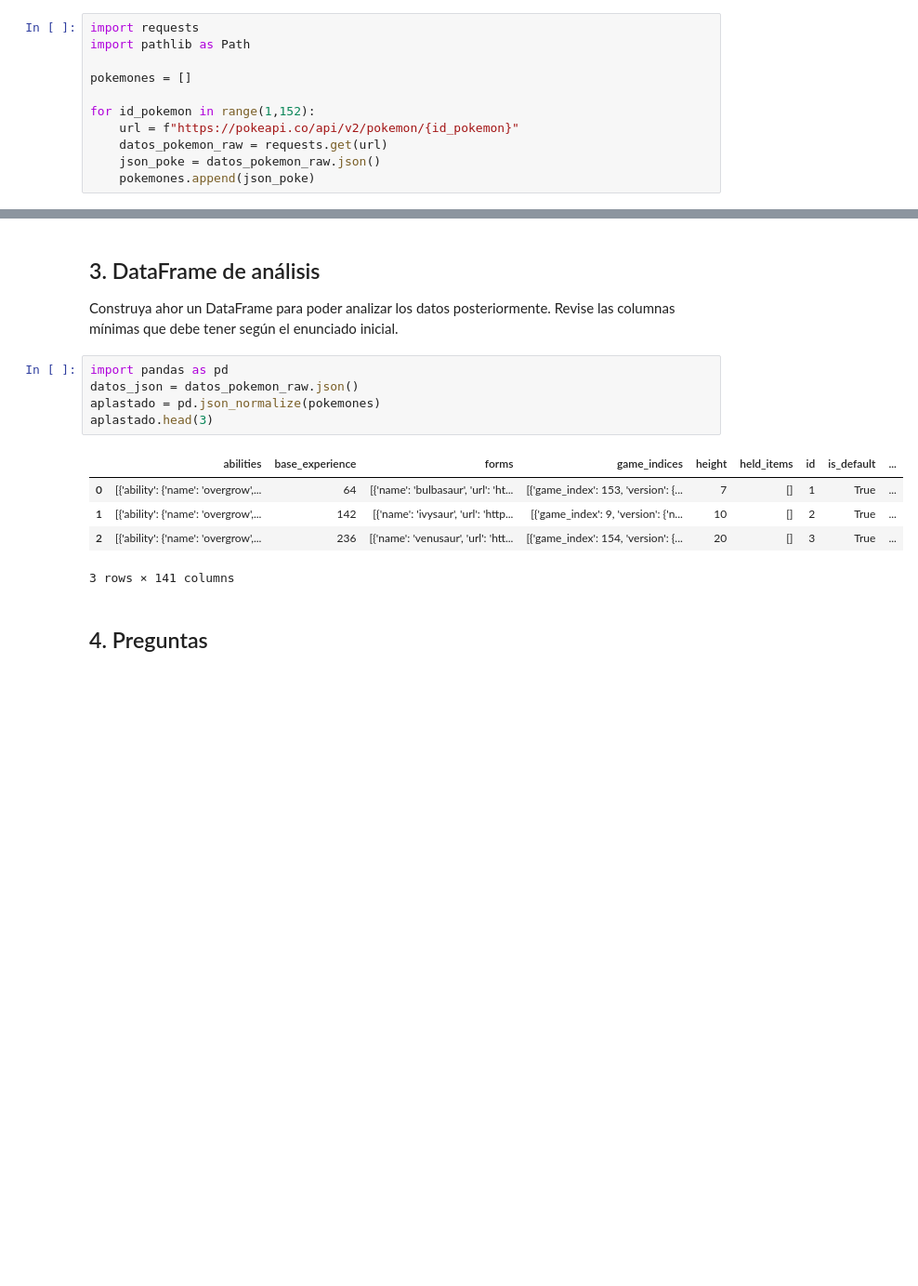
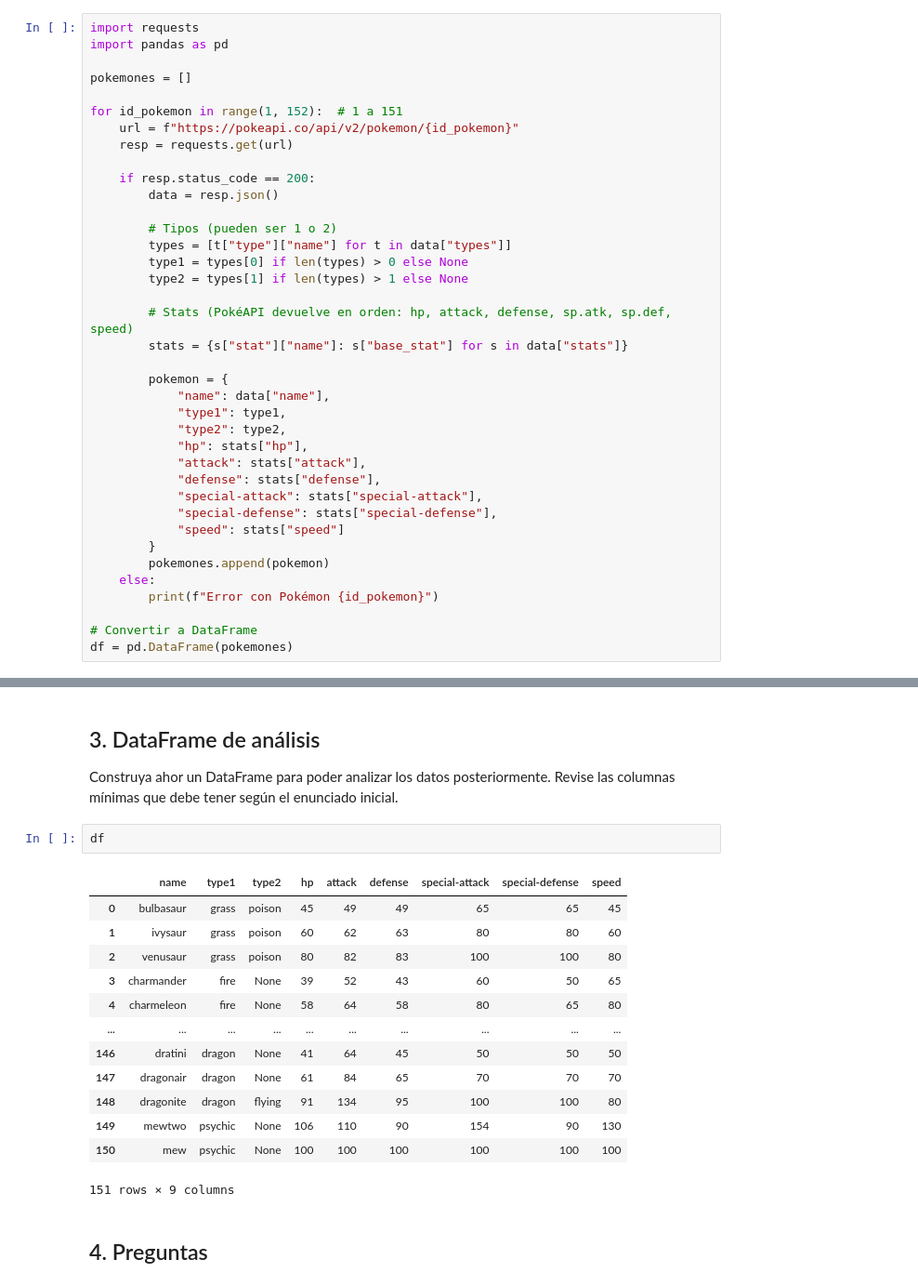
Before and after one commit to Benjasud-coder/IMT2200-Benjamin-Pardo-, a Jupyter notebook: Actividades/Act 2/IMT2200 2025 - Actividad 02.ipynb, the cells around one changed output, grey strips where cells are left out. Shown at 93% size. Saved outputs shown, nothing was run; the diff lists cells and outputs as text; blank space fills up the shorter version.

```diff
--- a/Actividades/Act 2/IMT2200 2025 - Actividad 02.ipynb
+++ b/Actividades/Act 2/IMT2200 2025 - Actividad 02.ipynb
@@ -68,12 +68,39 @@ Utilizando el URL indicado en el enunciado, obtenga la información de los prime
 Para ello debe usar un `for` que itere sobre los diferentes IDs de pokemon y rescate la información de cada uno de ellos, concatenándola en una lista. Antes de iterar sobre los 151 pokemones, pruebe con 1 o 2 y una vez que verifique que su código está funcionando, aplique a los 151 primeros pokemones.
 # %%
 import requests
-import pathlib as Path
+import pandas as pd
 
 pokemones = []
 
-for id_pokemon in range(1,152):
+for id_pokemon in range(1, 152):  # 1 a 151
     url = f"https://pokeapi.co/api/v2/pokemon/{id_pokemon}"
-    datos_pokemon_raw = requests.get(url)
-    json_poke = datos_pokemon_raw.json()
-    pokemones.append(json_poke)
+    resp = requests.get(url)
+
+    if resp.status_code == 200:
+        data = resp.json()
+
+        # Tipos (pueden ser 1 o 2)
+        types = [t["type"]["name"] for t in data["types"]]
+        type1 = types[0] if len(types) > 0 else None
+        type2 = types[1] if len(types) > 1 else None
+
+        # Stats (PokéAPI devuelve en orden: hp, attack, defense, sp.atk, sp.def, speed)
+        stats = {s["stat"]["name"]: s["base_stat"] for s in data["stats"]}
+
+        pokemon = {
+            "name": data["name"],
+            "type1": type1,
+            "type2": type2,
+            "hp": stats["hp"],
+            "attack": stats["attack"],
+            "defense": stats["defense"],
+            "special-attack": stats["special-attack"],
+            "special-defense": stats["special-defense"],
+            "speed": stats["speed"]
+        }
+        pokemones.append(pokemon)
+    else:
+        print(f"Error con Pokémon {id_pokemon}")
+
+# Convertir a DataFrame
+df = pd.DataFrame(pokemones)
@@ -96,16 +140,21 @@ Esta en formato JSON, es decir, semi - estructurado
 
 Construya ahor un DataFrame para poder analizar los datos posteriormente. Revise las columnas mínimas que debe tener según el enunciado inicial.
 # %%
-import pandas as pd
-datos_json = datos_pokemon_raw.json()
-aplastado = pd.json_normalize(pokemones)
-aplastado.head(3)
+df
 # %% [output]
-|  | abilities | base_experience | forms | game_indices | height | held_items | id | is_default | ... |
-| 0 | [{'ability': {'name': 'overgrow',... | 64 | [{'name': 'bulbasaur', 'url': 'ht... | [{'game_index': 153, 'version': {... | 7 | [] | 1 | True | ... |
-| 1 | [{'ability': {'name': 'overgrow',... | 142 | [{'name': 'ivysaur', 'url': 'http... | [{'game_index': 9, 'version': {'n... | 10 | [] | 2 | True | ... |
-| 2 | [{'ability': {'name': 'overgrow',... | 236 | [{'name': 'venusaur', 'url': 'htt... | [{'game_index': 154, 'version': {... | 20 | [] | 3 | True | ... |
+|  | name | type1 | type2 | hp | attack | defense | special-attack | special-defense | speed |
+| 0 | bulbasaur | grass | poison | 45 | 49 | 49 | 65 | 65 | 45 |
+| 1 | ivysaur | grass | poison | 60 | 62 | 63 | 80 | 80 | 60 |
+| 2 | venusaur | grass | poison | 80 | 82 | 83 | 100 | 100 | 80 |
+| 3 | charmander | fire | None | 39 | 52 | 43 | 60 | 50 | 65 |
+| 4 | charmeleon | fire | None | 58 | 64 | 58 | 80 | 65 | 80 |
+| ... | ... | ... | ... | ... | ... | ... | ... | ... | ... |
+| 146 | dratini | dragon | None | 41 | 64 | 45 | 50 | 50 | 50 |
+| 147 | dragonair | dragon | None | 61 | 84 | 65 | 70 | 70 | 70 |
+| 148 | dragonite | dragon | flying | 91 | 134 | 95 | 100 | 100 | 80 |
+| 149 | mewtwo | psychic | None | 106 | 110 | 90 | 154 | 90 | 130 |
+| 150 | mew | psychic | None | 100 | 100 | 100 | 100 | 100 | 100 |
-3 rows × 141 columns
+151 rows × 9 columns
 # %% [markdown]
 ## 4. Preguntas
 # %% [markdown]
```
Also changed, not shown: parts of 10 cells of this notebook, 4 other files.
